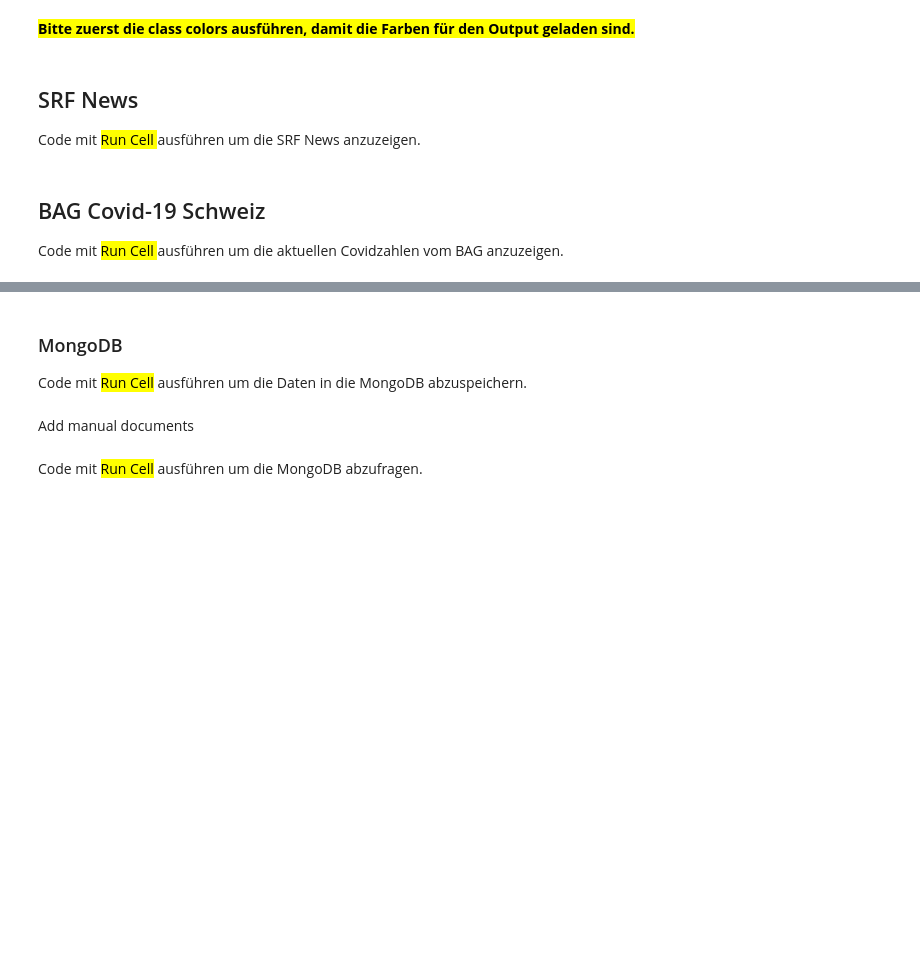
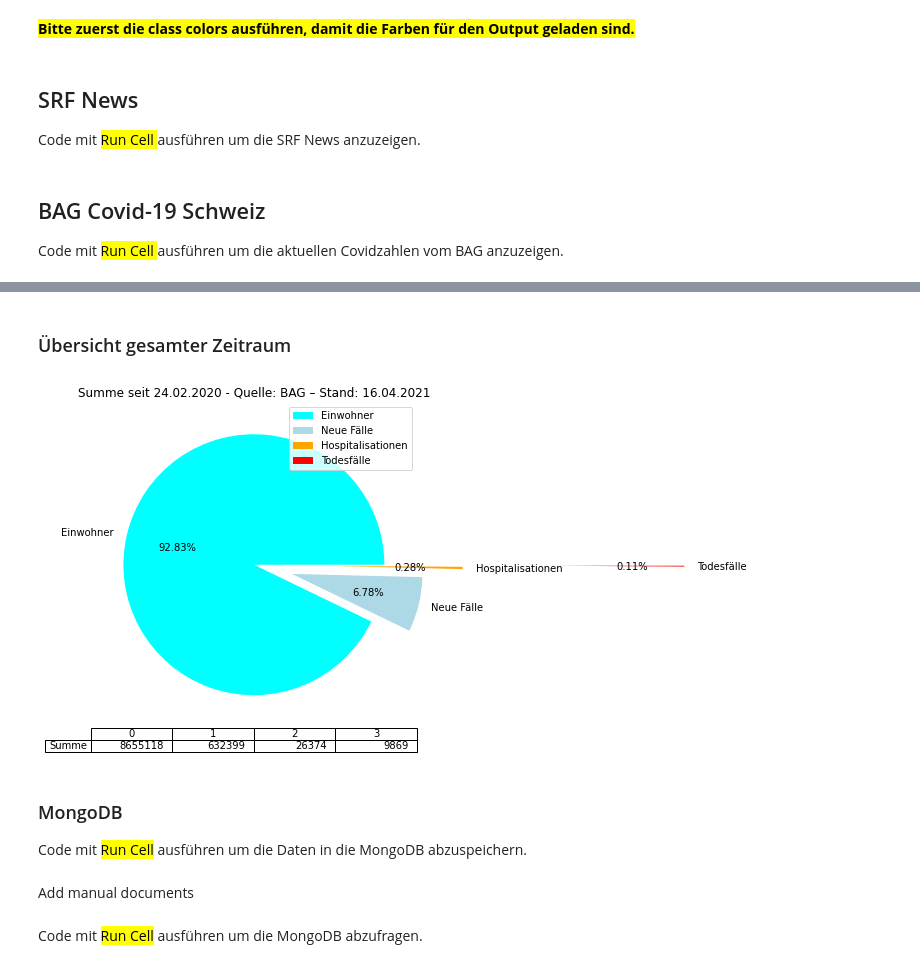
Before and after one commit to tinuwalther/Jupyter-Notebooks, a Jupyter notebook: python/News-Reader.ipynb, the cells around one changed output, grey strips where cells are left out. Cells and saved outputs as stored; diff of their text form; code cells hidden in the pictures; blank space fills up the shorter version.

Commit message:
Add overview pie chart

```diff
--- a/python/News-Reader.ipynb
+++ b/python/News-Reader.ipynb
@@ -115,6 +115,6 @@ for site in news:
 Code mit <mark> Run Cell </mark> ausführen um die aktuellen Covidzahlen vom BAG anzuzeigen.
 # %%
-news = ['https://www.covid19.admin.ch/de/overview']
+news = ['https://www.covid19.admin.ch/de/overview?ovTime=total']
 
 def covidnewsreader(url, links=True, images=True, emphasis=True):
     '''Reads the given url and print a markdown'''
@@ -175,3 +193,69 @@ for site in news:
+# %% [markdown]
+### Übersicht gesamter Zeitraum
+# %%
+news = 'https://www.covid19.admin.ch/de/overview?ovTime=total'
+
+def get_htmldata(url, search_from, search_to, links=True, images=True, emphasis=True):
+    import requests, html2text, re
+    response = requests.get(url)
+    if(response.status_code == 200):
+        html = response.content.decode('utf-8')
+        md = html2text.HTML2Text()
+        md.ignore_links    = not links
+        md.ignore_images   = not images
+        md.ignore_emphasis = not emphasis
+        md.body_width      = 100
+        data  = md.handle(html)
+
+        start  = data.find(search_from)
+        end    = data.find(search_to)
+        stream = [(data[start:end])]
+
+    return stream
+
+list_html = get_htmldata(news, '### Laborbestätigte Fälle', '### Laborbestätigte Hospitalisationen')
+for line in list_html:
+    if(line is not None):
+        Datum = (re.findall('Quelle: BAG – Stand:\s\d{2}\.\d{2}\.\d{4}',line)[0])
+        Fälle = ((re.findall('Total seit 24.02.2020+\|\s\d{1,}\s\d{1,}',line)[0]).split('| ')[1]).replace(' ','')
+        break
+
+list_html = get_htmldata(news, '### Laborbestätigte Hospitalisationen', '### Laborbestätigte Todesfälle')
+for line in list_html:
+    if(line is not None):
+        Hospitalisationen = ((re.findall('Total seit 24.02.2020+\|\s\d{1,}\s\d{1,}',line)[0]).split('| ')[1]).replace(' ','')
+        break
+
+list_html = get_htmldata(news, '### Laborbestätigte Todesfälle','### Tests und Anteil positive Tests')
+for line in list_html:
+    if(line is not None):
+        Todesfälle = (re.findall('Total seit 24.02.2020+\|\s\d{1,}',line)[0]).split('| ')[1]
+        break
+
+# Out charts
+import re
+import pandas as pd
+import matplotlib.pyplot as plt
+
+plot_colors=['cyan','lightblue', 'orange','red']
+
+first_value         = '24.02.2020'
+sum_of_swiss_people = 8655118
+sum_of_new_cases    = int(Fälle)
+sum_of_new_hosp     = int(Hospitalisationen)
+sum_of_new_dead     = int(Todesfälle)
+
+sum_pie_dict = {
+    'Name'   :['Einwohner','Neue Fälle','Hospitalisationen','Todesfälle'],
+    'Summe'  :[sum_of_swiss_people,sum_of_new_cases,sum_of_new_hosp,sum_of_new_dead]
+}
+
+sum_pie_df = pd.DataFrame(data=sum_pie_dict)
+sum_pie_explode=(0,0.3,0.6,2.3)
+sum_pie_df.plot.pie(title=f"Summe seit {first_value} - {Datum}", ylabel="", y='Summe', labels=sum_pie_dict['Name'], autopct='%1.2f%%', table=True, colors=plot_colors, explode=sum_pie_explode, figsize=(6,6))
+print("")
+# %% [output]
+[figure, added]
 # %% [markdown]
 ### MongoDB
 
```
Also changed, not shown: parts of 3 cells of this notebook.
